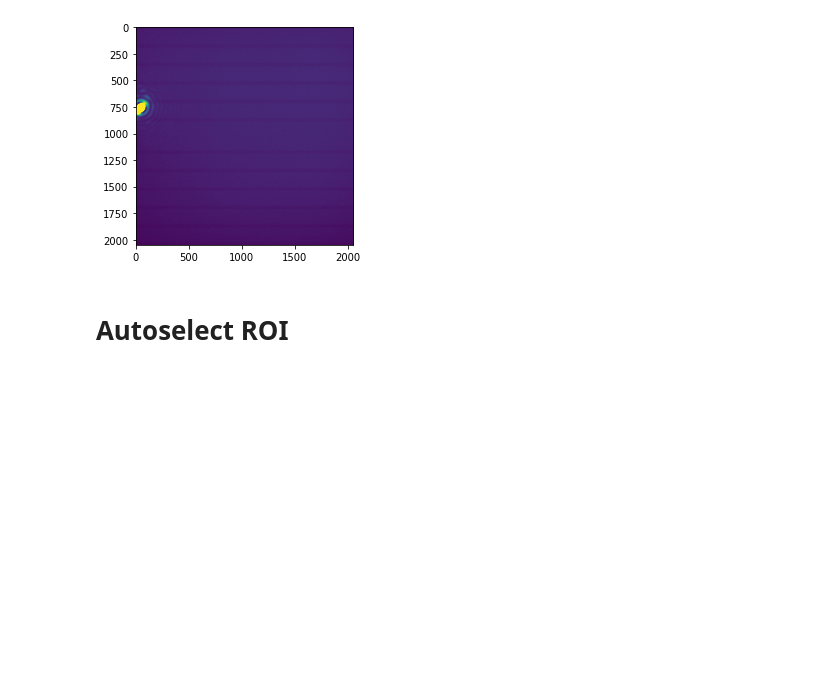
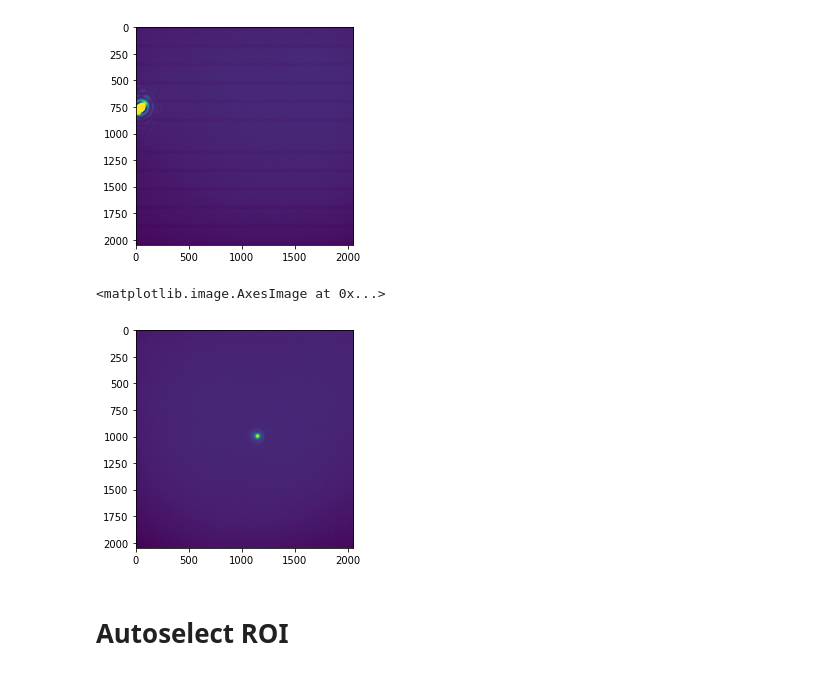
Before and after one commit to proscrite/sabatsw, a Jupyter notebook: laserlab/notebooks/gaussian2d_fit.ipynb, the cells around one changed output. Drawn from its saved outputs; the diff is of its cells as text; code cells hidden in the pictures; blank space fills up the shorter version.

```diff
--- a/notebooks/gaussian2d_fit.ipynb
+++ b/laserlab/notebooks/gaussian2d_fit.ipynb
@@ -127,6 +164,12 @@ plt.imshow(im)
 # %% [output]
 <matplotlib.image.AxesImage at 0x...>
 [figure]
+# %%
+im = plt.imread('nolens_3cm.tiff')
+plt.imshow(im)
+# %% [output]
+<matplotlib.image.AxesImage at 0x...>
+[figure, added]
 # %% [markdown]
 # Autoselect ROI
 # %%
```
Also changed, not shown: parts of 18 cells of this notebook, 33 other files.
